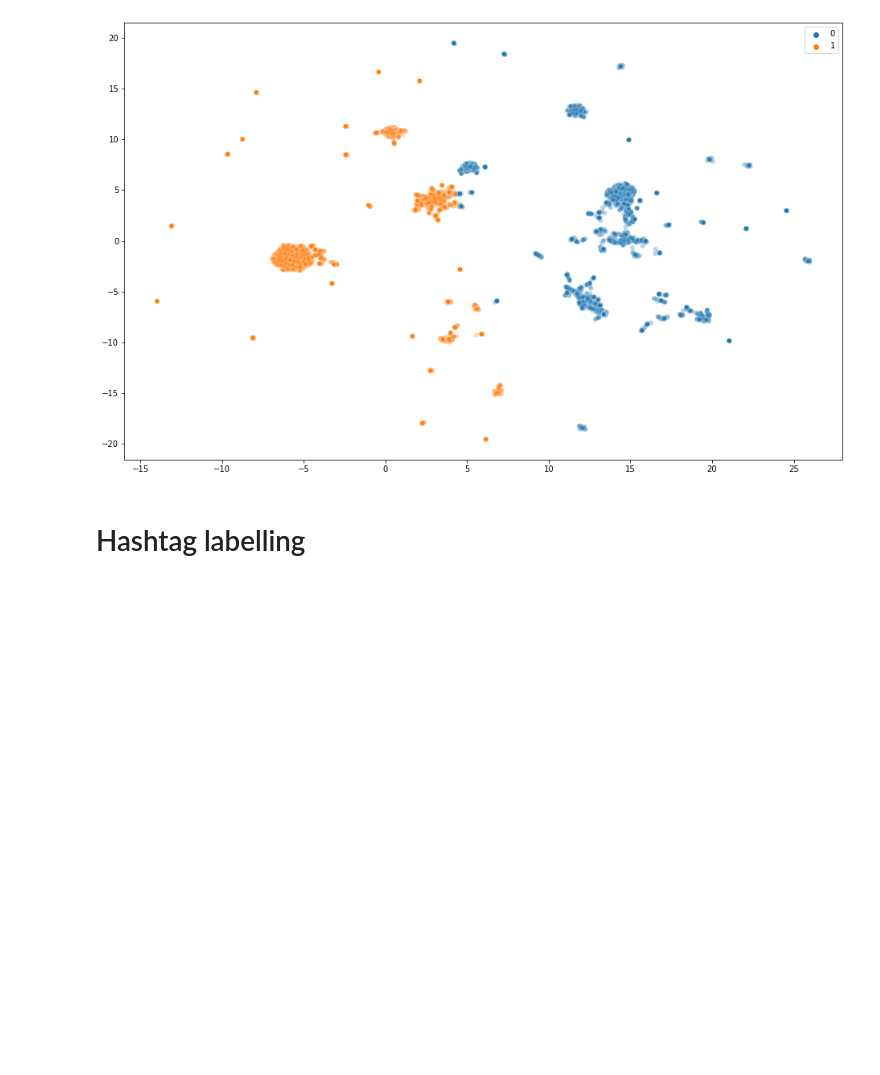
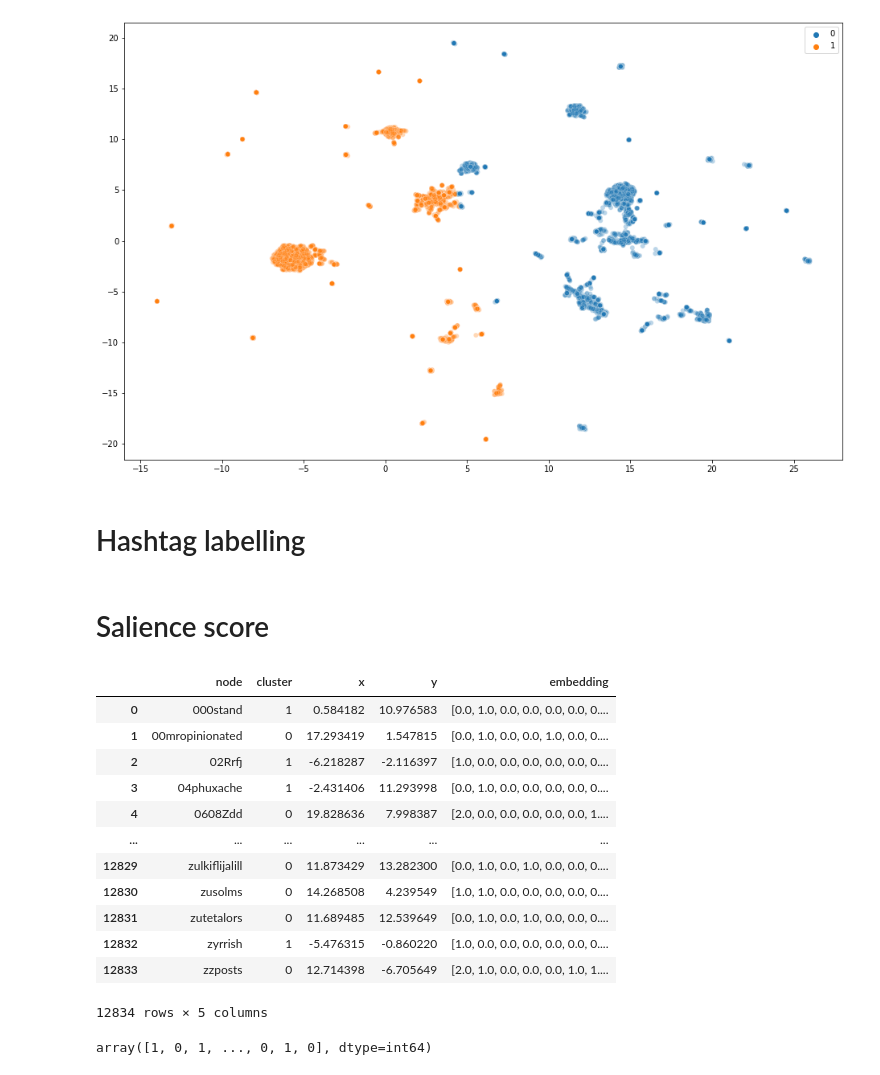
Before and after one commit to Dededon/COVID_Twitter, a Jupyter notebook: hashtag_new.ipynb, the cells around one changed output. Cells and saved outputs as stored; diff of their text form; code cells hidden in the pictures; blank space fills up the shorter version.

```diff
--- a/hashtag_new.ipynb
+++ b/hashtag_new.ipynb
@@ -161,7 +161,7 @@ sns.scatterplot(
 <AxesSubplot:>
 [figure]
 # %%
-d = {'node': name_list, 'cluster': emb.get_nodes_cluster(), 'x': emb.get_nodes_pos()[:,0], 'y': emb.get_nodes_pos()[:,1]}
+d = {'node': name_list, 'cluster': emb.get_nodes_cluster(), 'x': emb.get_nodes_pos()[:,0], 'y': emb.get_nodes_pos()[:,1], 'embedding': ht_vectors}
 df2 = pd.DataFrame(d)
 # %%
 df2.to_csv("results/pure_accunulated_hashtag_feature.csv", index=False)
@@ -175,3 +175,26 @@ df3.to_csv("embedding_outputs/pure_hashtag.csv", index=False)
 # %%
 left = ['voteblue', 'resist', 'resistance']
 right = ['maga', 'kag']
+# %% [markdown]
+# Salience score
+# %%
+df2
+# %% [output]
+|  | node | cluster | x | y | embedding |
+| 0 | 000stand | 1 | 0.584182 | 10.976583 | [0.0, 1.0, 0.0, 0.0, 0.0, 0.0, 0.... |
+| 1 | 00mropinionated | 0 | 17.293419 | 1.547815 | [0.0, 1.0, 0.0, 0.0, 1.0, 0.0, 0.... |
+| 2 | 02Rrfj | 1 | -6.218287 | -2.116397 | [1.0, 0.0, 0.0, 0.0, 0.0, 0.0, 0.... |
+| 3 | 04phuxache | 1 | -2.431406 | 11.293998 | [0.0, 1.0, 0.0, 0.0, 0.0, 0.0, 0.... |
+| 4 | 0608Zdd | 0 | 19.828636 | 7.998387 | [2.0, 0.0, 0.0, 0.0, 0.0, 0.0, 1.... |
+| ... | ... | ... | ... | ... | ... |
+| 12829 | zulkiflijalill | 0 | 11.873429 | 13.282300 | [0.0, 1.0, 0.0, 1.0, 0.0, 0.0, 0.... |
+| 12830 | zusolms | 0 | 14.268508 | 4.239549 | [1.0, 1.0, 0.0, 0.0, 0.0, 0.0, 0.... |
+| 12831 | zutetalors | 0 | 11.689485 | 12.539649 | [0.0, 1.0, 0.0, 1.0, 0.0, 0.0, 0.... |
+| 12832 | zyrrish | 1 | -5.476315 | -0.860220 | [1.0, 0.0, 0.0, 0.0, 0.0, 0.0, 0.... |
+| 12833 | zzposts | 0 | 12.714398 | -6.705649 | [2.0, 1.0, 0.0, 0.0, 0.0, 1.0, 1.... |
+12834 rows × 5 columns
+# %%
+cluster_arr = np.array(df2['cluster'])
+cluster_arr
+# %% [output]
+array([1, 0, 1, ..., 0, 1, 0], dtype=int64)
```
Also changed, not shown: parts of 22 cells of this notebook, 3 other files.
